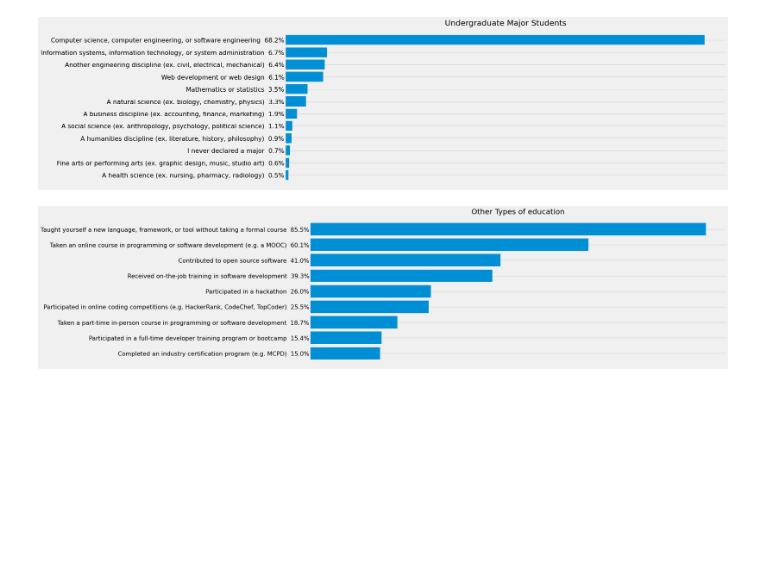
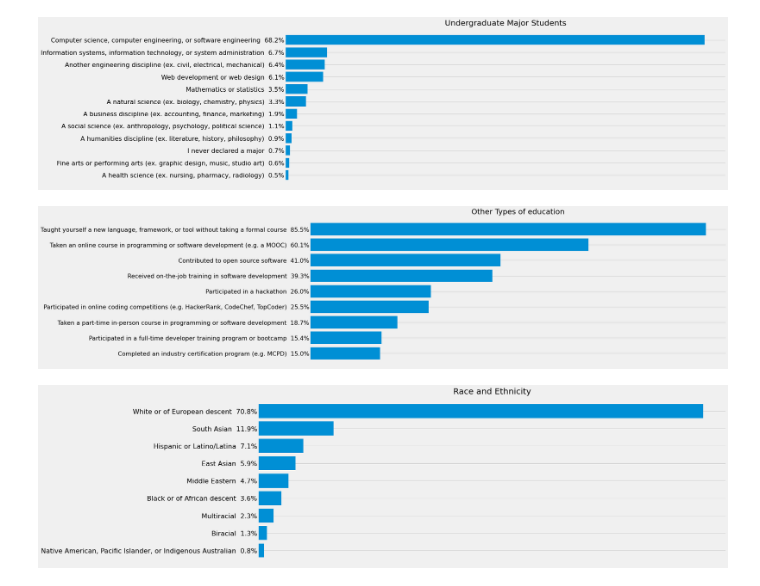
Before and after one commit to qristinius/Stackoverflow-Survey-2019, a Jupyter notebook: dev_survey_results_2019.ipynb, the cells around one changed output. Cells and saved outputs as stored; diff of their text form; code cells hidden in the pictures; blank space fills up the shorter version.

```diff
--- a/dev_survey_results_2019.ipynb
+++ b/dev_survey_results_2019.ipynb
@@ -637,3 +637,13 @@ list_sorter_counter(other_types_of_education)
 Build_Barh_sizes(key_Phrases, Quantity, other_types_of_education, "fivethirtyeight", False , (18,7), "Other Types of education")
 # %% [output]
 [figure]
+# %%
+race_and_ethnicity = data["Ethnicity"]
+race_and_ethnicity.dropna(inplace = True)
+race_and_ethnicity = race_and_ethnicity.str.split(";")
+
+list_sorter_counter(race_and_ethnicity)
+
+Build_Barh_sizes(key_Phrases, Quantity, race_and_ethnicity, "fivethirtyeight", False , (18,7), "Race and Ethnicity")
+# %% [output]
+[figure, added]
```
